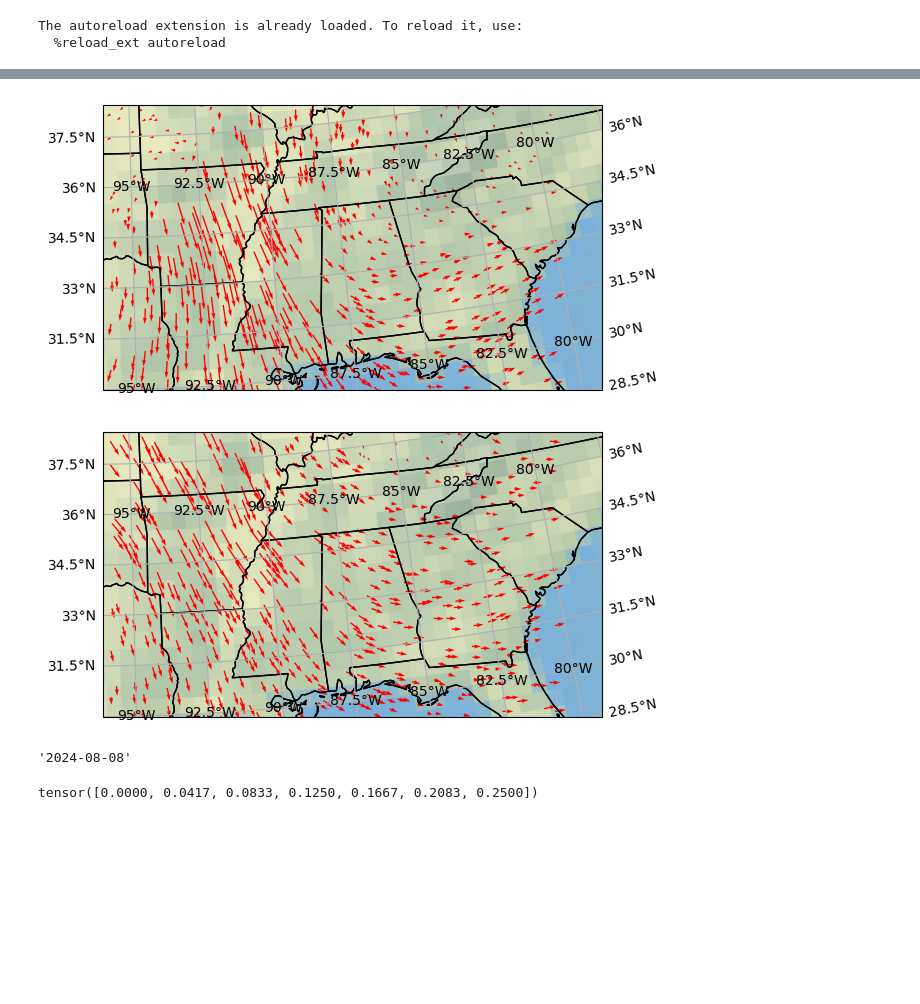
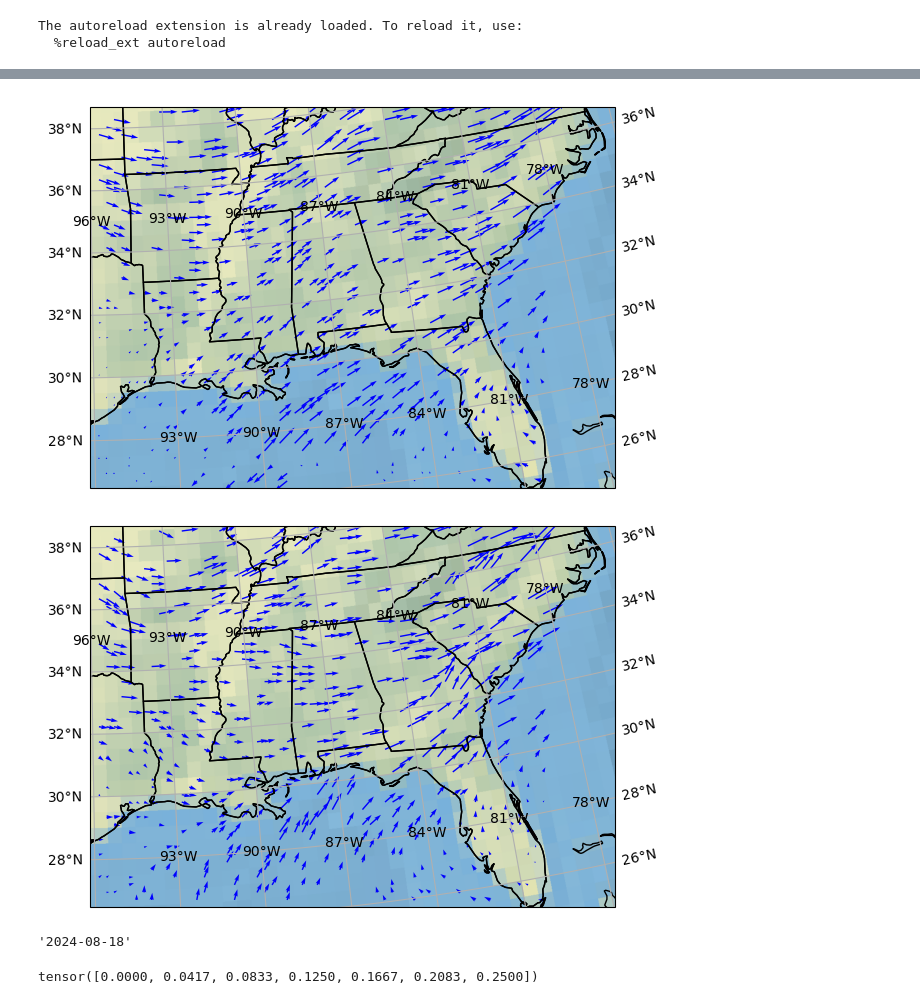
Before and after one commit to yf297/Transport, a Jupyter notebook: examples.ipynb, the cells around one changed output, grey strips where cells are left out. Saved outputs shown, nothing was run; the diff lists cells and outputs as text; code cells hidden in the pictures; blank space fills up the shorter version.

```diff
--- a/examples.ipynb
+++ b/examples.ipynb
@@ -14,7 +14,7 @@ The autoreload extension is already loaded. To reload it, use:
 from main import tools, ode, optimize, net, get_data, model
 import gpytorch
 # %%
-with open('hrrr/datas/datas_fit.pkl', 'rb') as f:
+with open('hrrr/datas/datas_pre.pkl', 'rb') as f:
     datas = pickle.load(f)
 # %%
 len(datas)
@@ -24,0 +23,3 @@ indices = datas[0].indices[:500]
+# %%
+import torch
+indices = torch.randperm(datas[0].m)
@@ -25,15 +35,15 @@ indices = datas[0].indices[:500]
 # %%
-f = datas[4].plot_vel(indices, color = "red", frame = 6)
+f = datas[2].plot_vel(indices, color = "blue", frame = 6)
 # %% [output]
-[figure, old version]
+[figure, new version]
 # %%
-f = datas[4].plot_vel_data(indices, color = "red")
+f = datas[2].plot_vel_data(indices, color = "blue")
 # %% [output]
-[figure, old version]
+[figure, new version]
 # %%
-datas[0].date
+datas[4].date
 # %% [output]
-'2024-08-08'
+'2024-08-18'
 # %%
 datas[0].T
 # %% [output]
```
Also changed, not shown: parts of 4 cells of this notebook, 48 other files.
